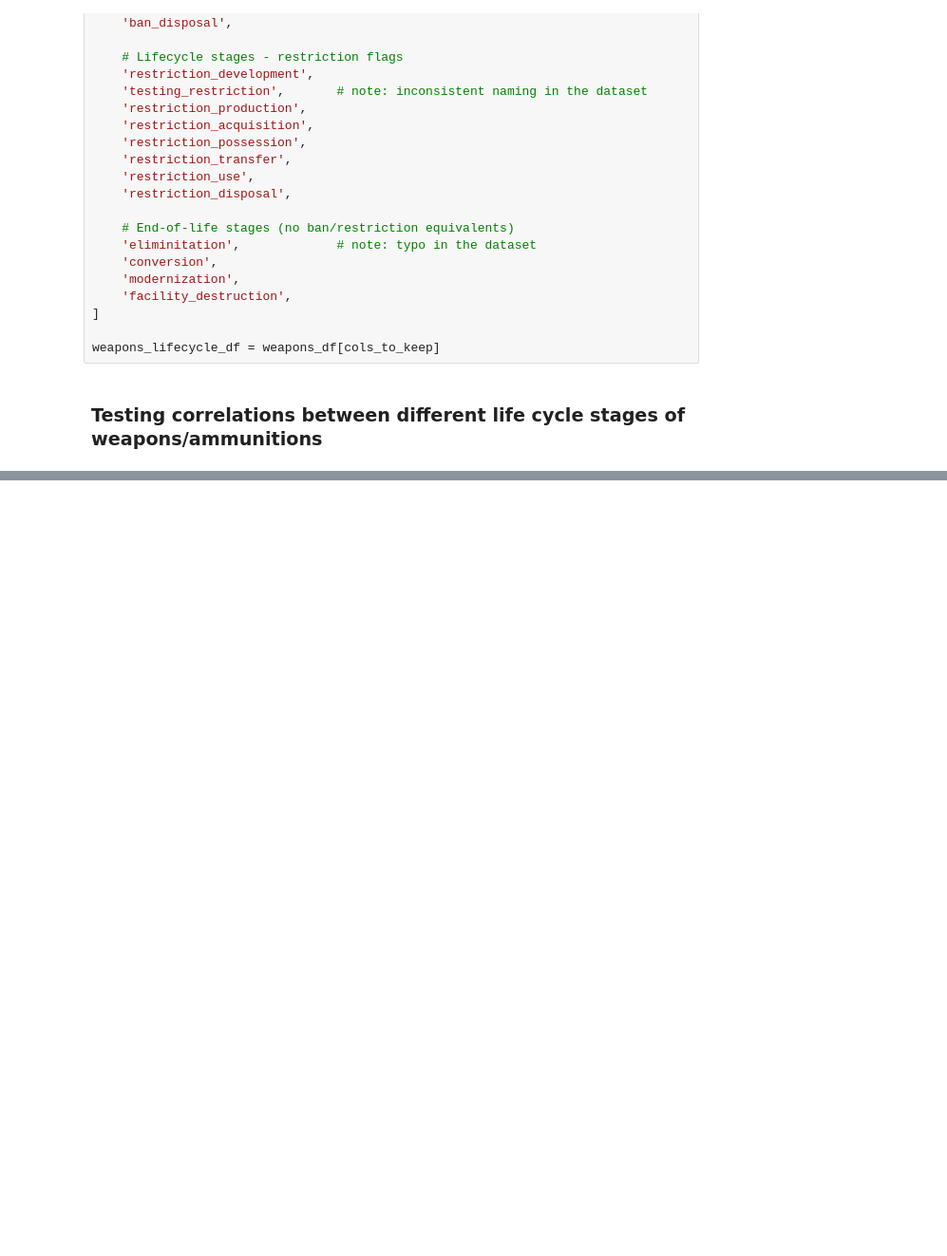
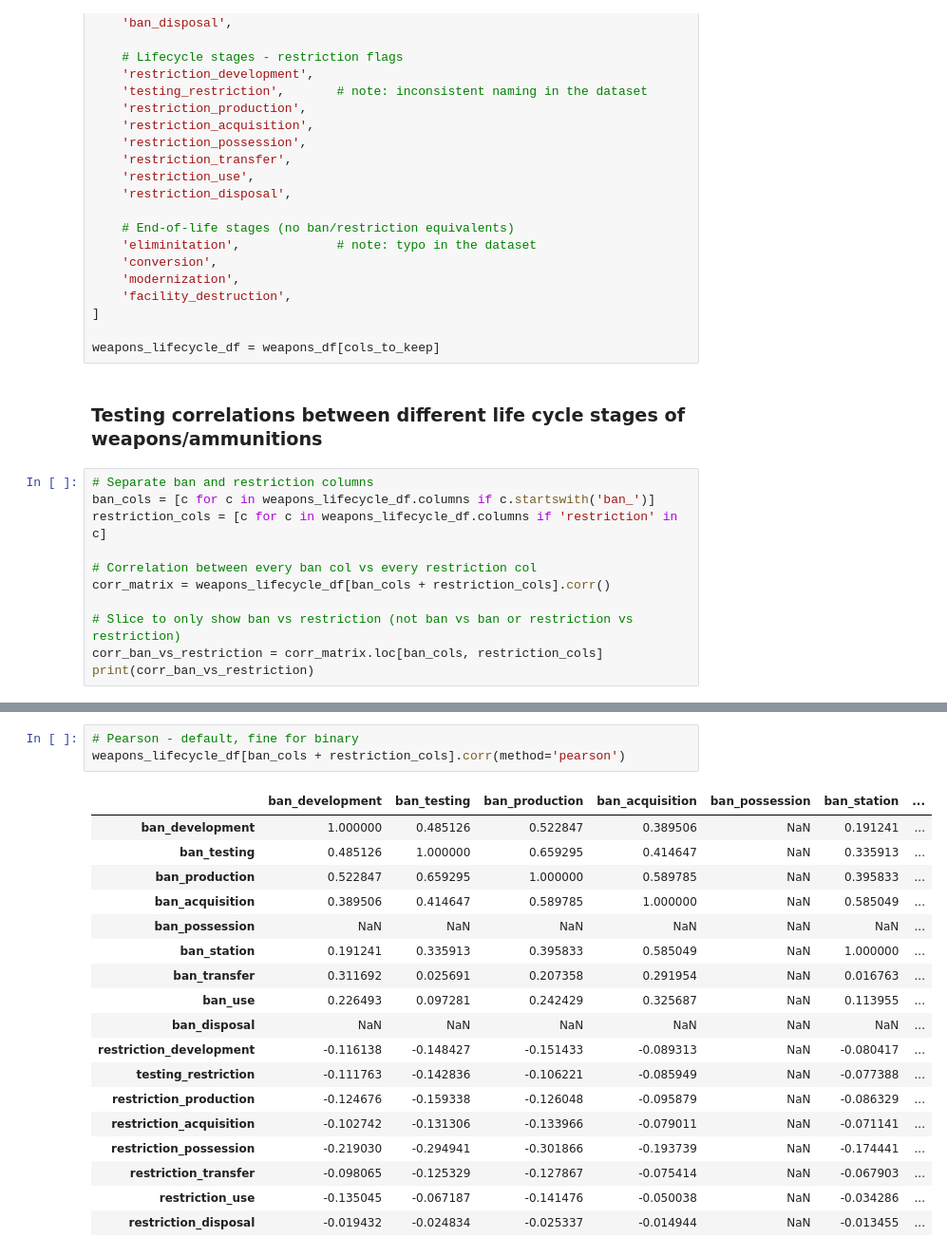
Before and after one commit to leheinzmann/amc-research-sprint-lh_gl, a Jupyter notebook: weapons_ammo_analysis.ipynb, the cells around one changed output, grey strips where cells are left out. Shown at 95% size. Drawn from its saved outputs; the diff is of its cells as text; blank space fills up the shorter version.

```diff
--- a/weapons_ammo_analysis.ipynb
+++ b/weapons_ammo_analysis.ipynb
@@ -45,3 +45,14 @@ cols_to_keep = [
 weapons_lifecycle_df = weapons_df[cols_to_keep]
 # %% [markdown]
 ### Testing correlations between different life cycle stages of weapons/ammunitions
+# %%
+# Separate ban and restriction columns
+ban_cols = [c for c in weapons_lifecycle_df.columns if c.startswith('ban_')]
+restriction_cols = [c for c in weapons_lifecycle_df.columns if 'restriction' in c]
+
+# Correlation between every ban col vs every restriction col
+corr_matrix = weapons_lifecycle_df[ban_cols + restriction_cols].corr()
+
+# Slice to only show ban vs restriction (not ban vs ban or restriction vs restriction)
+corr_ban_vs_restriction = corr_matrix.loc[ban_cols, restriction_cols]
+print(corr_ban_vs_restriction)
@@ -47,0 +106,22 @@ weapons_lifecycle_df = weapons_df[cols_to_keep]
+# %%
+# Pearson - default, fine for binary
+weapons_lifecycle_df[ban_cols + restriction_cols].corr(method='pearson')
+# %% [output]
+|  | ban_development | ban_testing | ban_production | ban_acquisition | ban_possession | ban_station | ... |
+| ban_development | 1.000000 | 0.485126 | 0.522847 | 0.389506 | NaN | 0.191241 | ... |
+| ban_testing | 0.485126 | 1.000000 | 0.659295 | 0.414647 | NaN | 0.335913 | ... |
+| ban_production | 0.522847 | 0.659295 | 1.000000 | 0.589785 | NaN | 0.395833 | ... |
+| ban_acquisition | 0.389506 | 0.414647 | 0.589785 | 1.000000 | NaN | 0.585049 | ... |
+| ban_possession | NaN | NaN | NaN | NaN | NaN | NaN | ... |
+| ban_station | 0.191241 | 0.335913 | 0.395833 | 0.585049 | NaN | 1.000000 | ... |
+| ban_transfer | 0.311692 | 0.025691 | 0.207358 | 0.291954 | NaN | 0.016763 | ... |
+| ban_use | 0.226493 | 0.097281 | 0.242429 | 0.325687 | NaN | 0.113955 | ... |
+| ban_disposal | NaN | NaN | NaN | NaN | NaN | NaN | ... |
+| restriction_development | -0.116138 | -0.148427 | -0.151433 | -0.089313 | NaN | -0.080417 | ... |
+| testing_restriction | -0.111763 | -0.142836 | -0.106221 | -0.085949 | NaN | -0.077388 | ... |
+| restriction_production | -0.124676 | -0.159338 | -0.126048 | -0.095879 | NaN | -0.086329 | ... |
+| restriction_acquisition | -0.102742 | -0.131306 | -0.133966 | -0.079011 | NaN | -0.071141 | ... |
+| restriction_possession | -0.219030 | -0.294941 | -0.301866 | -0.193739 | NaN | -0.174441 | ... |
+| restriction_transfer | -0.098065 | -0.125329 | -0.127867 | -0.075414 | NaN | -0.067903 | ... |
+| restriction_use | -0.135045 | -0.067187 | -0.141476 | -0.050038 | NaN | -0.034286 | ... |
+| restriction_disposal | -0.019432 | -0.024834 | -0.025337 | -0.014944 | NaN | -0.013455 | ... |
```
Also changed, not shown: parts of 3 cells of this notebook.
